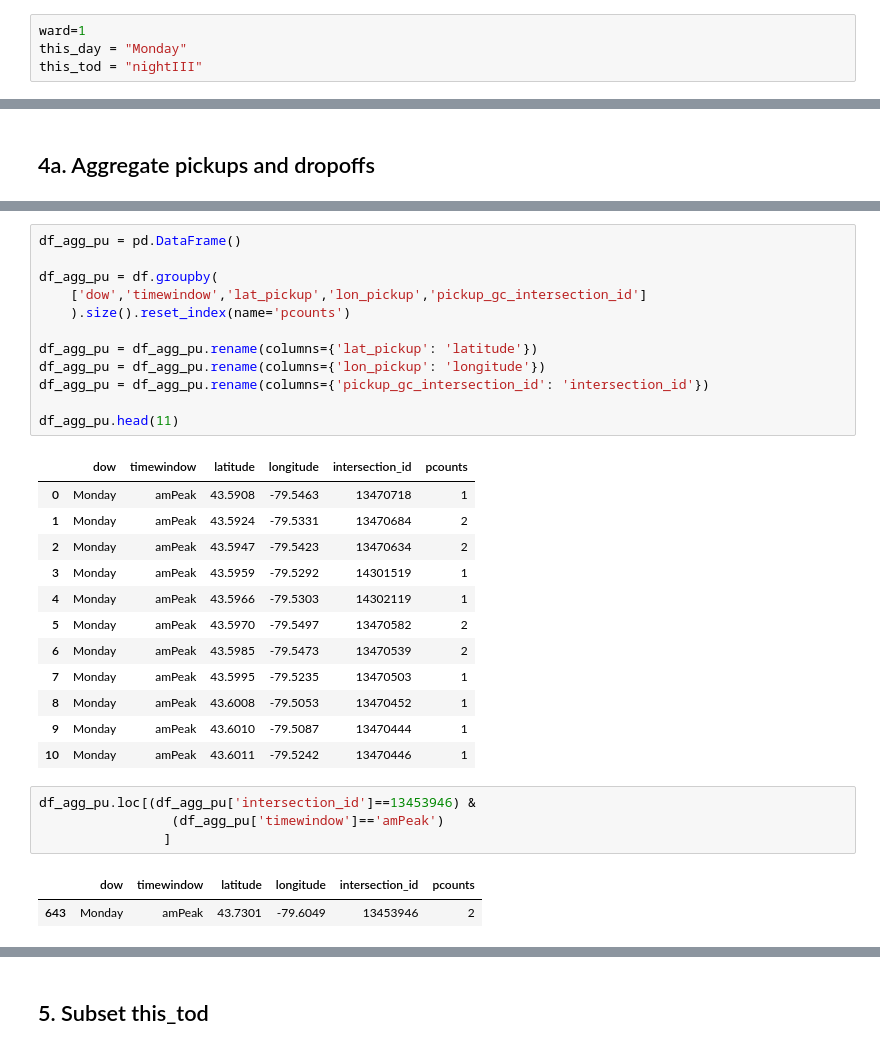
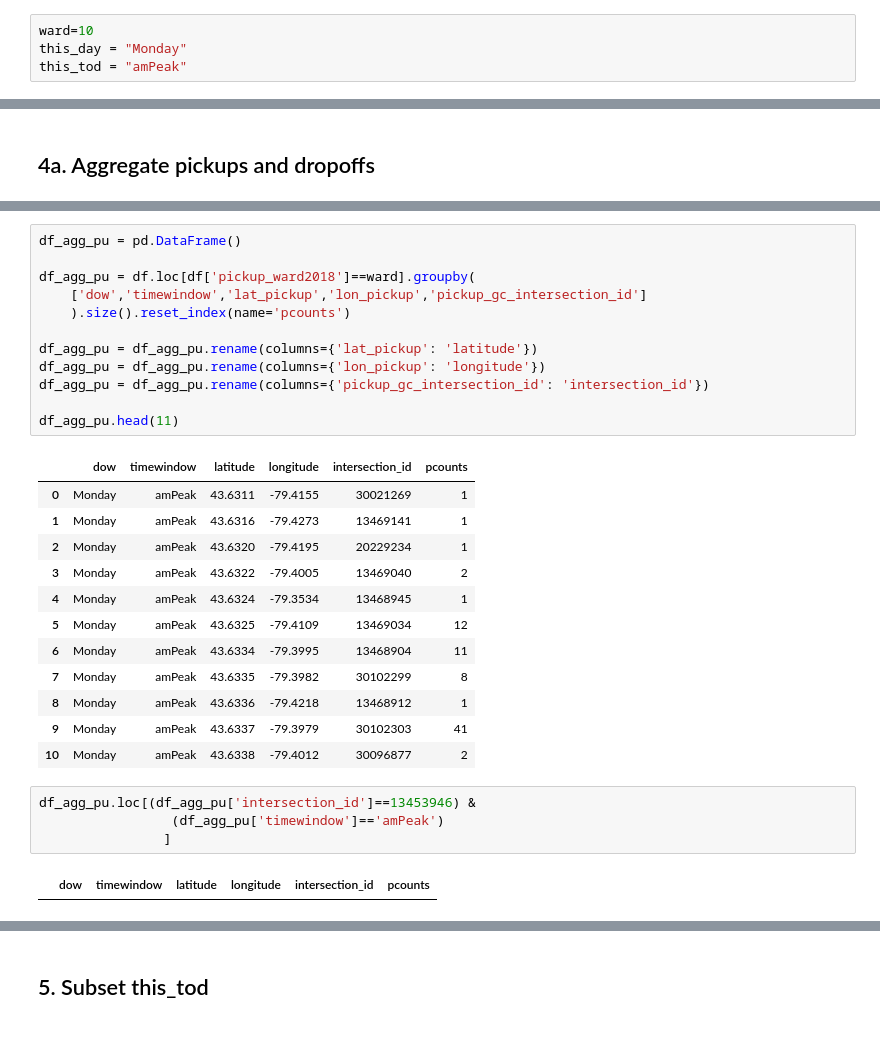
Before and after one commit to CityofToronto/bdit_cot-vfh, a Jupyter notebook: notebooks/create_pudo-geojson-mark-overlap_v1.ipynb, the cells around one changed output, grey strips where cells are left out. Saved outputs shown, nothing was run; the diff lists cells and outputs as text.

```diff
--- a/notebooks/create_pudo-geojson-mark-overlap_v1.ipynb
+++ b/notebooks/create_pudo-geojson-mark-overlap_v1.ipynb
@@ -55,9 +55,9 @@ prop = ['type','counts', 'overlap']
 # %% [markdown]
 # Variables
 # %%
-ward=1
+ward=10
 this_day = "Monday"
-this_tod = "nightIII"
+this_tod = "amPeak"
 # %%
 if ward == 1:
     test_id1 = 20232410   # 13454935
@@ -338,35 +371,34 @@ df.loc[(df['dropoff_gc_intersection_id']==thisid) &
 # %%
 df_agg_pu = pd.DataFrame()
 
-df_agg_pu = df.groupby(
+df_agg_pu = df.loc[df['pickup_ward2018']==ward].groupby(
     ['dow','timewindow','lat_pickup','lon_pickup','pickup_gc_intersection_id']
     ).size().reset_index(name='pcounts')
 
 df_agg_pu = df_agg_pu.rename(columns={'lat_pickup': 'latitude'})
 df_agg_pu = df_agg_pu.rename(columns={'lon_pickup': 'longitude'})
 df_agg_pu = df_agg_pu.rename(columns={'pickup_gc_intersection_id': 'intersection_id'})
 
 df_agg_pu.head(11)
 # %% [output]
 |  | dow | timewindow | latitude | longitude | intersection_id | pcounts |
-| 0 | Monday | amPeak | 43.5908 | -79.5463 | 13470718 | 1 |
-| 1 | Monday | amPeak | 43.5924 | -79.5331 | 13470684 | 2 |
-| 2 | Monday | amPeak | 43.5947 | -79.5423 | 13470634 | 2 |
-| 3 | Monday | amPeak | 43.5959 | -79.5292 | 14301519 | 1 |
-| 4 | Monday | amPeak | 43.5966 | -79.5303 | 14302119 | 1 |
-| 5 | Monday | amPeak | 43.5970 | -79.5497 | 13470582 | 2 |
-| 6 | Monday | amPeak | 43.5985 | -79.5473 | 13470539 | 2 |
-| 7 | Monday | amPeak | 43.5995 | -79.5235 | 13470503 | 1 |
-| 8 | Monday | amPeak | 43.6008 | -79.5053 | 13470452 | 1 |
-| 9 | Monday | amPeak | 43.6010 | -79.5087 | 13470444 | 1 |
-| 10 | Monday | amPeak | 43.6011 | -79.5242 | 13470446 | 1 |
+| 0 | Monday | amPeak | 43.6311 | -79.4155 | 30021269 | 1 |
+| 1 | Monday | amPeak | 43.6316 | -79.4273 | 13469141 | 1 |
+| 2 | Monday | amPeak | 43.6320 | -79.4195 | 20229234 | 1 |
+| 3 | Monday | amPeak | 43.6322 | -79.4005 | 13469040 | 2 |
+| 4 | Monday | amPeak | 43.6324 | -79.3534 | 13468945 | 1 |
+| 5 | Monday | amPeak | 43.6325 | -79.4109 | 13469034 | 12 |
+| 6 | Monday | amPeak | 43.6334 | -79.3995 | 13468904 | 11 |
+| 7 | Monday | amPeak | 43.6335 | -79.3982 | 30102299 | 8 |
+| 8 | Monday | amPeak | 43.6336 | -79.4218 | 13468912 | 1 |
+| 9 | Monday | amPeak | 43.6337 | -79.3979 | 30102303 | 41 |
+| 10 | Monday | amPeak | 43.6338 | -79.4012 | 30096877 | 2 |
 # %%
 df_agg_pu.loc[(df_agg_pu['intersection_id']==13453946) &
                  (df_agg_pu['timewindow']=='amPeak')
                 ]
 # %% [output]
 |  | dow | timewindow | latitude | longitude | intersection_id | pcounts |
-| 643 | Monday | amPeak | 43.7301 | -79.6049 | 13453946 | 2 |
 # %%
 df_agg_do = pd.DataFrame()
 
```
Also changed, not shown: parts of 35 cells of this notebook.
